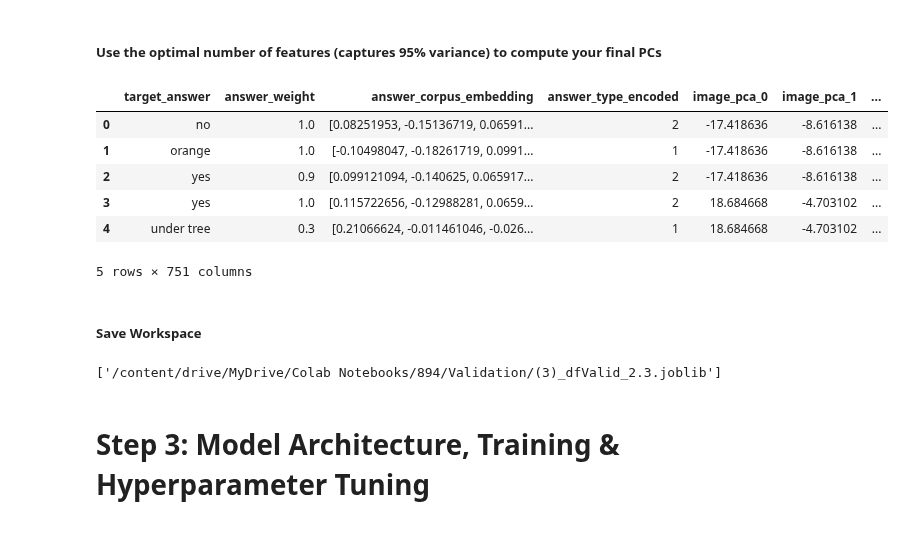
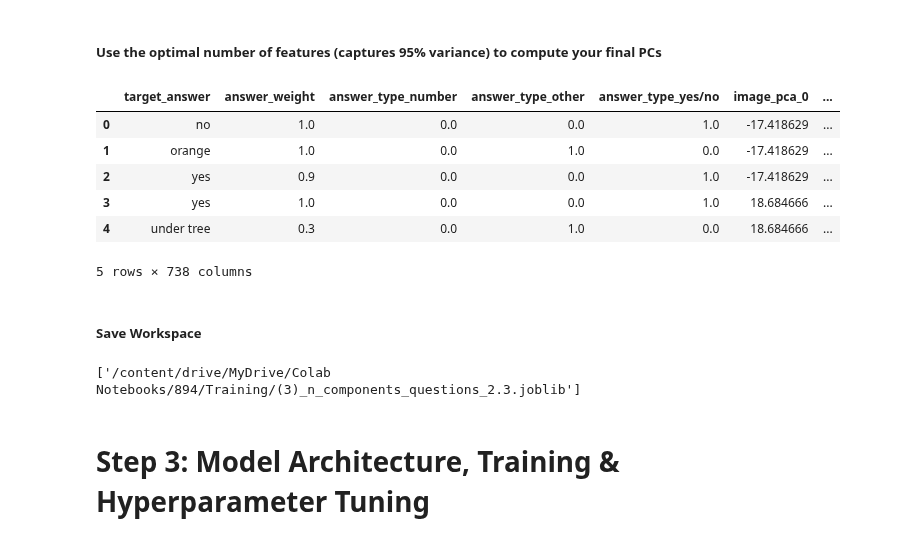
Before and after one commit to nilanahar/MMAI_894_DeepLearning_Project_TeamRosedale, a Jupyter notebook: MMAI_894_Team_Project_ResNet+GoogleWord2Vec.ipynb, the cells around one changed output. Drawn from its saved outputs; the diff is of its cells as text; code cells hidden in the pictures.

```diff
--- a/MMAI_894_Team_Project_ResNet+GoogleWord2Vec.ipynb
+++ b/MMAI_894_Team_Project_ResNet+GoogleWord2Vec.ipynb
@@ -761,7 +752,7 @@ id_features = ['image_id', 'question_id', 'question_length']
 
 categorical_features = ['question', 'question_clean', 'question_type', 'question_type_clean',
                         'multiple_choices',  'filtered_multiple_choices', 'filtered_multiple_choice_corpus',
-                        'answer_type', 'answers', 'most_common_answer', 'answer_corpus', 'answer_corpus_clean']
+                        'answers', 'most_common_answer']
 
 # numerical_features = [col for col in X_train.columns if col not in categorical_features + id_features]
 # %%
@@ -843,10 +832,9 @@ Number of components for 95% variance (Question Type): 16
 from sklearn.decomposition import PCA
 
 # Define the number of principal components for PCA
-n_components_image = 451  # Reduce image input dimensions from 2048 to 452
-n_components_filtered_choices = 130  # Reduce filtered_choices_embedding_input from 300 to 131
+n_components_image = 452  # Reduce image input dimensions from 2048 to 452
+n_components_filtered_choices = 131  # Reduce filtered_choices_embedding_input from 300 to 131
 n_components_questions = 150  # Reduce question_embedding_input from 300 to 150
-n_components_question_type = 16  # Reduce question_type_embedding_input from 300 to 10
 
 # Apply PCA to image input
 pca_image = PCA(n_components=n_components_image)
@@ -865,11 +853,6 @@ pca_filtered_choices = PCA(n_components=n_components_filtered_choices)
 filtered_choices_train_pca = pca_filtered_choices.fit_transform(np.vstack(X_train['filtered_choices_embedding'].values))
 filtered_choices_test_pca = pca_filtered_choices.transform(np.vstack(X_test['filtered_choices_embedding'].values))
 filtered_choices_valid_pca = pca_filtered_choices.transform(np.vstack(df_valid['filtered_choices_embedding'].values))
-
-pca_question_type = PCA(n_components=n_components_question_type)
-question_type_train_pca = pca_question_type.fit_transform(np.vstack(X_train['question_type_embedding'].values))
-question_test_pca = pca_question_type.transform(np.vstack(X_test['question_type_embedding'].values))
-question_type_valid_pca = pca_question_type.transform(np.vstack(df_valid['question_type_embedding'].values))
 # %%
 # Function to convert PCA result to DataFrame with preserved index
 def pca_to_df(pca_result, df_original, prefix):
@@ -897,18 +876,18 @@ df_question_type_valid_pca = pca_to_df(question_type_valid_pca, df_valid, 'quest
 # %%
 # Concatenate PCA results with the original `target_answer` column
-X_train_pca = pd.concat([X_train[['answer_weight',	'answer_corpus_embedding',	'answer_type_encoded']], X_image_train_pca, X_questions_train_pca, X_filtered_choices_train_pca, X_question_type_train_pca], axis=1)
-X_test_pca = pd.concat([X_test[['answer_weight',	'answer_corpus_embedding',	'answer_type_encoded']], X_image_test_pca, X_questions_test_pca, X_filtered_choices_test_pca, X_question_type_test_pca], axis=1)
+X_train_pca = pd.concat([X_train[['answer_weight', 'answer_type_number', 'answer_type_other', 'answer_type_yes/no']], X_image_train_pca, X_questions_train_pca, X_filtered_choices_train_pca], axis=1)
+X_test_pca = pd.concat([X_test[['answer_weight', 'answer_type_number', 'answer_type_other', 'answer_type_yes/no']], X_image_test_pca, X_questions_test_pca, X_filtered_choices_test_pca], axis=1)
 
-df_valid_pca = pd.concat([df_valid[['target_answer', 'answer_weight',	'answer_corpus_embedding',	'answer_type_encoded']], df_image_valid_pca, df_questions_valid_pca, df_filtered_choices_valid_pca, df_question_type_valid_pca], axis=1)
+df_valid_pca = pd.concat([df_valid[['target_answer', 'answer_weight', 'answer_type_number', 'answer_type_other', 'answer_type_yes/no']], df_image_valid_pca, df_questions_valid_pca, df_filtered_choices_valid_pca], axis=1)
 df_valid_pca.head()
 # %% [output]
-|  | target_answer | answer_weight | answer_corpus_embedding | answer_type_encoded | image_pca_0 | image_pca_1 | ... |
-| 0 | no | 1.0 | [0.08251953, -0.15136719, 0.06591... | 2 | -17.418636 | -8.616138 | ... |
-| 1 | orange | 1.0 | [-0.10498047, -0.18261719, 0.0991... | 1 | -17.418636 | -8.616138 | ... |
-| 2 | yes | 0.9 | [0.099121094, -0.140625, 0.065917... | 2 | -17.418636 | -8.616138 | ... |
-| 3 | yes | 1.0 | [0.115722656, -0.12988281, 0.0659... | 2 | 18.684668 | -4.703102 | ... |
-| 4 | under tree | 0.3 | [0.21066624, -0.011461046, -0.026... | 1 | 18.684668 | -4.703102 | ... |
+|  | target_answer | answer_weight | answer_type_number | answer_type_other | answer_type_yes/no | image_pca_0 | ... |
+| 0 | no | 1.0 | 0.0 | 0.0 | 1.0 | -17.418629 | ... |
+| 1 | orange | 1.0 | 0.0 | 1.0 | 0.0 | -17.418629 | ... |
+| 2 | yes | 0.9 | 0.0 | 0.0 | 1.0 | -17.418629 | ... |
+| 3 | yes | 1.0 | 0.0 | 0.0 | 1.0 | 18.684666 | ... |
+| 4 | under tree | 0.3 | 0.0 | 1.0 | 0.0 | 18.684666 | ... |
-5 rows × 751 columns
+5 rows × 738 columns
 # %%
 X_train = X_train_pca
 X_test = X_test_pca
@@ -920,12 +899,17 @@ joblib.dump(X_train, "/content/drive/MyDrive/Colab Notebooks/894/Training/(3)_df
 joblib.dump(X_test, "/content/drive/MyDrive/Colab Notebooks/894/Training/(3)_dfTest_2.3.joblib")
 joblib.dump(df_valid, "/content/drive/MyDrive/Colab Notebooks/894/Validation/(3)_dfValid_2.3.joblib")
 
+# Define the number of principal components for PCA
+joblib.dump(n_components_image, "/content/drive/MyDrive/Colab Notebooks/894/Training/(3)_n_components_image_2.3.joblib")
+joblib.dump(n_components_filtered_choices, "/content/drive/MyDrive/Colab Notebooks/894/Training/(3)_n_components_filtered_choices_2.3.joblib")
+joblib.dump(n_components_questions, "/content/drive/MyDrive/Colab Notebooks/894/Training/(3)_n_components_questions_2.3.joblib")
+
 # joblib.dump(pca_image, "/content/drive/MyDrive/Colab Notebooks/894/Training/(4)_pca_image_3.2.joblib")
 # joblib.dump(pca_questions, "/content/drive/MyDrive/Colab Notebooks/894/Training/(4)_pca_questions_3.2.joblib")
 # joblib.dump(pca_answers, "/content/drive/MyDrive/Colab Notebooks/894/Training/(4)_pca_answers_3.2.joblib")
 # joblib.dump(pca_filtered_choices, "/content/drive/MyDrive/Colab Notebooks/894/Training/(4)_pca_filtered_choices_3.2.joblib"
 # %% [output]
-['/content/drive/MyDrive/Colab Notebooks/894/Validation/(3)_dfValid_2.3.joblib']
+['/content/drive/MyDrive/Colab Notebooks/894/Training/(3)_n_components_questions_2.3.joblib']
 # %% [markdown]
 # Step 3: Model Architecture, Training & Hyperparameter Tuning
 # %% [markdown]
```
Also changed, not shown: parts of 31 cells of this notebook.
